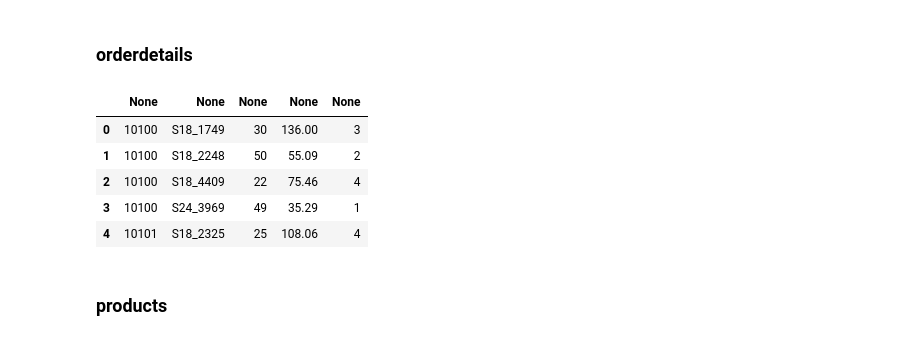
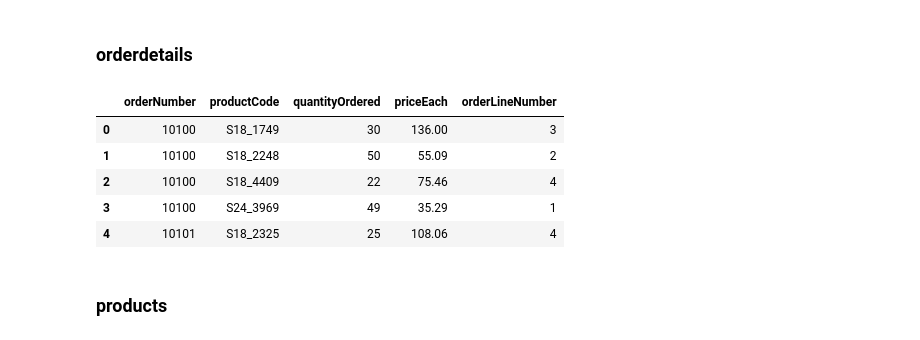
Before and after one commit to mubarakb/dsc-1-05-10-join-statements-nyc-career-ds-102218, a Jupyter notebook: index.ipynb, the cells around one changed output. Drawn from its saved outputs; the diff is of its cells as text; code cells hidden in the pictures.

```diff
--- a/index.ipynb
+++ b/index.ipynb
@@ -46,10 +46,10 @@ df.head()
 # %%
 cur.execute("""select * from orderdetails limit 10;""")
 df = pd.DataFrame(cur.fetchall()) #Take results and create dataframe
-df.columns = [i[5] for i in cur.description]
+df.columns = [i[0] for i in cur.description]
 df.head()
 # %% [output]
-|  | None | None | None | None | None |
+|  | orderNumber | productCode | quantityOrdered | priceEach | orderLineNumber |
 | 0 | 10100 | S18_1749 | 30 | 136.00 | 3 |
 | 1 | 10100 | S18_2248 | 50 | 55.09 | 2 |
 | 2 | 10100 | S18_4409 | 22 | 75.46 | 4 |
```
